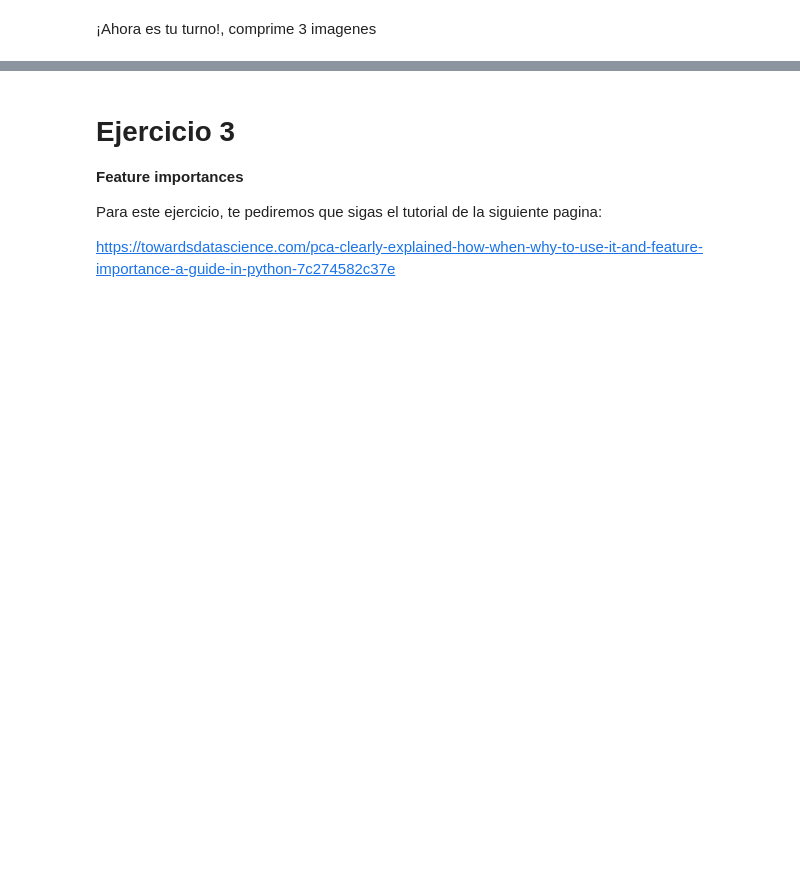
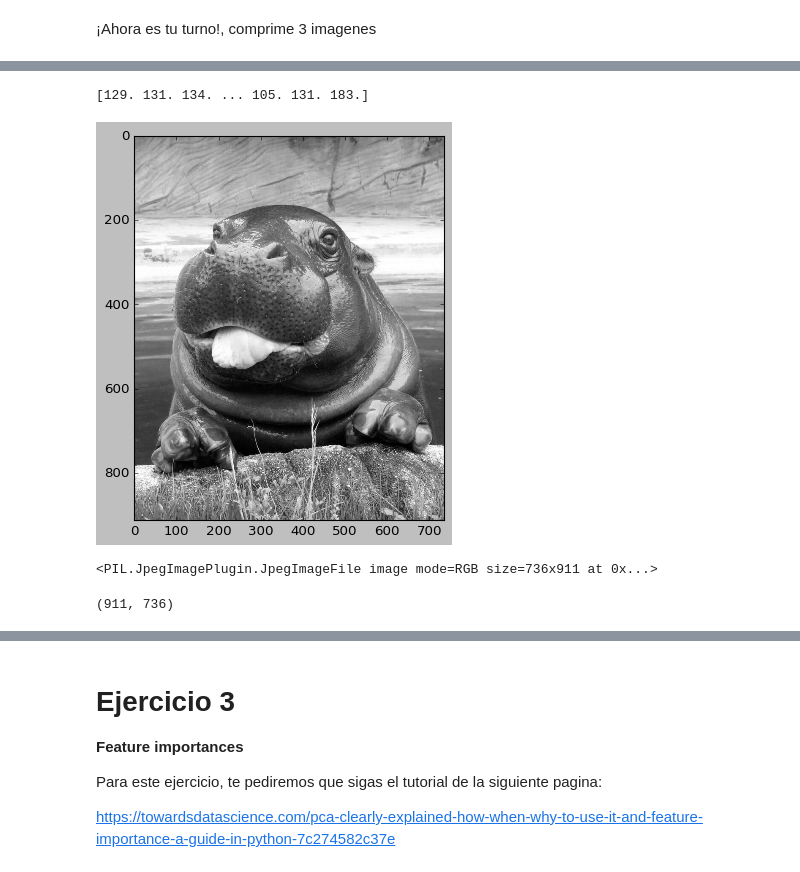
Before and after one commit to PosgradoMNA/actividades-de-aprendizaje-Jose-Bernardo-Moreno-Villarreal, a Jupyter notebook: Reduccion_dimensiones.ipynb, the cells around one changed output, grey strips where cells are left out. Cells and saved outputs as stored; diff of their text form; code cells hidden in the pictures; blank space fills up the shorter version.

```diff
--- a/Reduccion_dimensiones.ipynb
+++ b/Reduccion_dimensiones.ipynb
@@ -201,0 +310,11 @@ Felicidades la imagen está comprimida
+# %%
+#imagen 2
+img2 = Image.open('/content/Hipo2.jpg')
+imgmat2 = comImagen (img2)
+U2,D2,V2 = np.linalg.svd(imgmat2)
+imgmat2.shape
+# %% [output]
+[129. 131. 134. ... 105. 131. 183.]
+[figure, added]
+<PIL.JpegImagePlugin.JpegImageFile image mode=RGB size=736x911 at 0x...>
+(911, 736)
```
Also changed, not shown: parts of 36 cells of this notebook.
